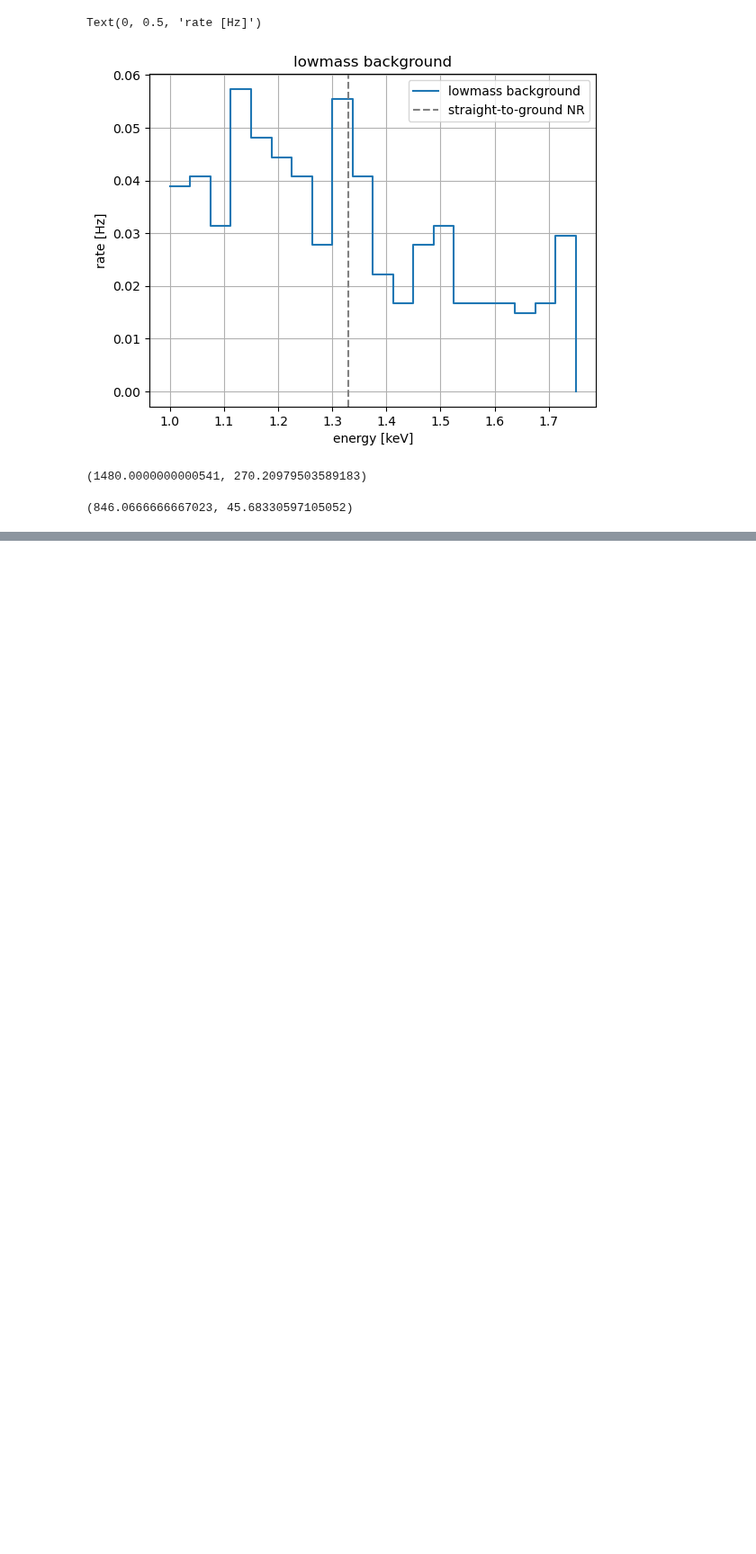
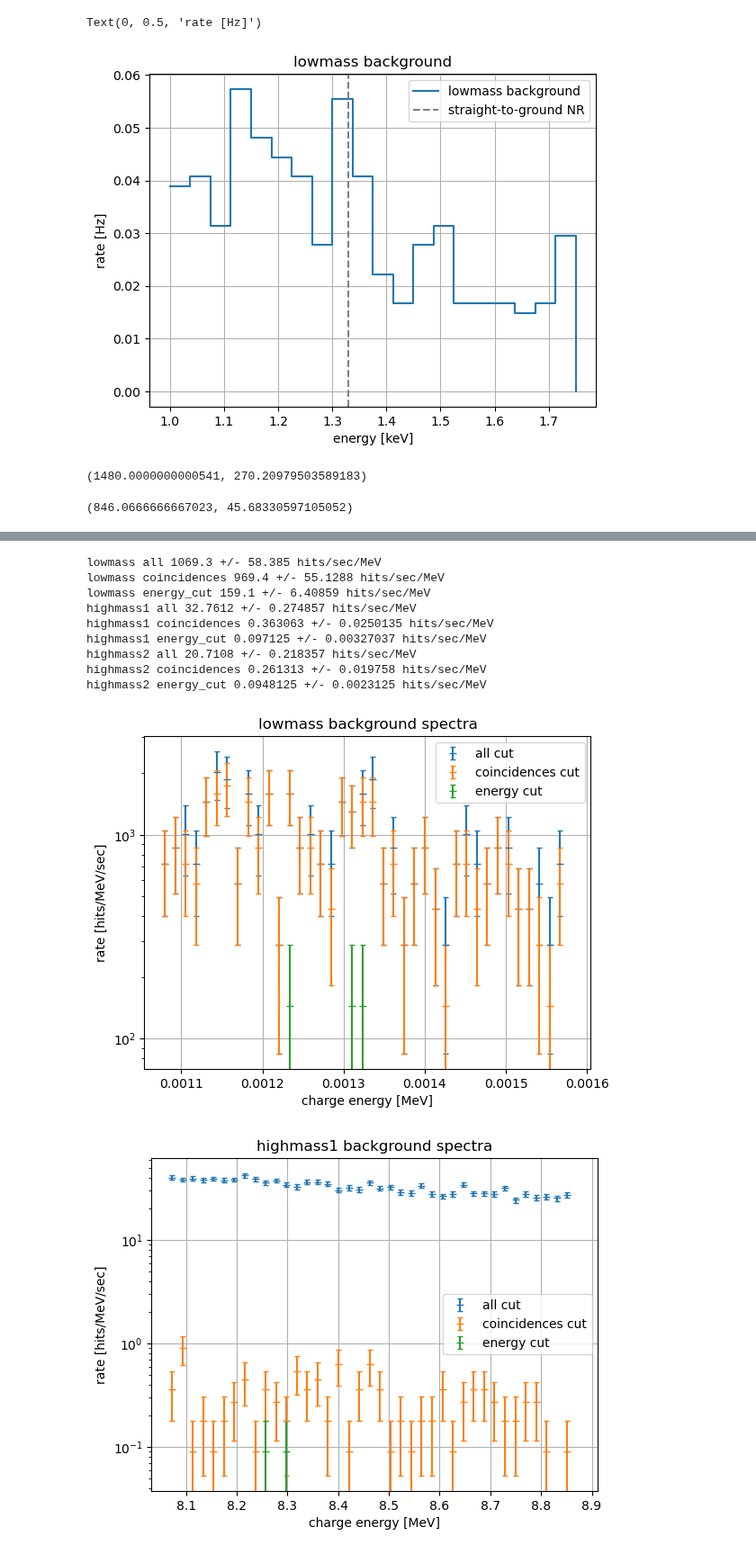
Before and after one commit to tamu-edu/doublecap, a Jupyter notebook: analysis/backgrounds.ipynb, the cells around one changed output, grey strips where cells are left out. Shown at 90% size. Cells and saved outputs as stored; diff of their text form; code cells hidden in the pictures; blank space fills up the shorter version.

```diff
--- a/analysis/backgrounds.ipynb
+++ b/analysis/backgrounds.ipynb
@@ -679,0 +905,53 @@ df5['lowmass_all'].values.sum()/conv, np.sqrt(df5['lowmass_all'].values.sum())/c
+# %%
+bin_type = 'cut_window'
+for det in detectors:
+
+    plt.figure()
+    ax = plt.gca()
+
+    ax.set_title(f'{det} background spectra')
+    #Ebins = df4['E'].values
+    #dE = (Ebins[1:] - Ebins[:-1]).mean()
+
+
+    #for c in df4.columns[1:]:
+    for h in hist_types:
+        hist = all_hist_dict[h][det][bin_type]
+        Ebins = hist['E'].values
+        dE = (Ebins[1:] - Ebins[:-1]).mean()
+        cts = hist[hist.keys()[1]].values
+        y = cts/leadrates.meas_exposures[meas]/dE
+        dy = np.sqrt(cts)/leadrates.meas_exposures[meas]/dE
+        lable = hist.keys()[1].split('_')[1] + (' cut' if 'cut' in hist.keys()[1] else '')
+        #ax.step(Ebins, y, where = 'post', label = c)
+        ax.errorbar(Ebins, y, yerr = dy, label = lable, linestyle = '', marker = '_', capsize = 2)
+
+        print(det, h, f'{(cts+1).sum()/exposure/(Ebins[-1]-Ebins[0]):.6g} +/- {np.sqrt(cts.sum())/exposure/(Ebins[-1]-Ebins[0]):.6g}', 'hits/sec/MeV')
+
+    if 0: # plot expected capture spectrum
+        dEcap = np.diff(capcts2.Ebins).mean()
+        capy = capcts2.cts[det]*capture_rate/capcts2.Nprimaries/dEcap
+        dcapy = np.sqrt(capcts2.cts[det])*capture_rate/capcts2.Nprimaries/dEcap
+
+        ax.errorbar(capcts2.Ebins, capy, yerr = dcapy, label = 'postcapture signal', linestyle = '', marker = '_', capsize = 0)
+
+    #plt.axvline(E1, linestyle = 'dashed', color = 'gray', label = 'straight-to-ground')
+
+    ax.semilogy()
+    ax.grid()
+    #ax.legend(loc = 'lower right')
+    ax.legend()
+    ax.set_xlabel('charge energy [MeV]')
+    ax.set_ylabel('rate [hits/MeV/sec]')
+# %% [output]
+lowmass all 1069.3 +/- 58.385 hits/sec/MeV
+lowmass coincidences 969.4 +/- 55.1288 hits/sec/MeV
+lowmass energy_cut 159.1 +/- 6.40859 hits/sec/MeV
+highmass1 all 32.7612 +/- 0.274857 hits/sec/MeV
+highmass1 coincidences 0.363063 +/- 0.0250135 hits/sec/MeV
+highmass1 energy_cut 0.097125 +/- 0.00327037 hits/sec/MeV
+highmass2 all 20.7108 +/- 0.218357 hits/sec/MeV
+highmass2 coincidences 0.261313 +/- 0.019758 hits/sec/MeV
+highmass2 energy_cut 0.0948125 +/- 0.0023125 hits/sec/MeV
+[figure, added]
+[figure, added]
```
Also changed, not shown: parts of 27 cells of this notebook.
